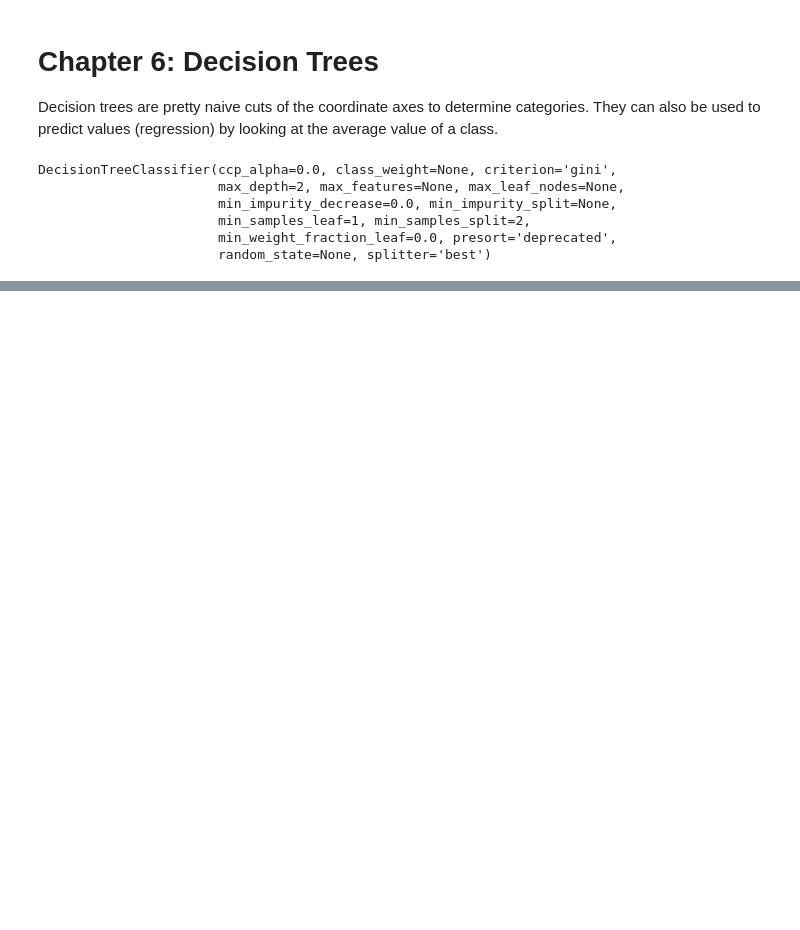
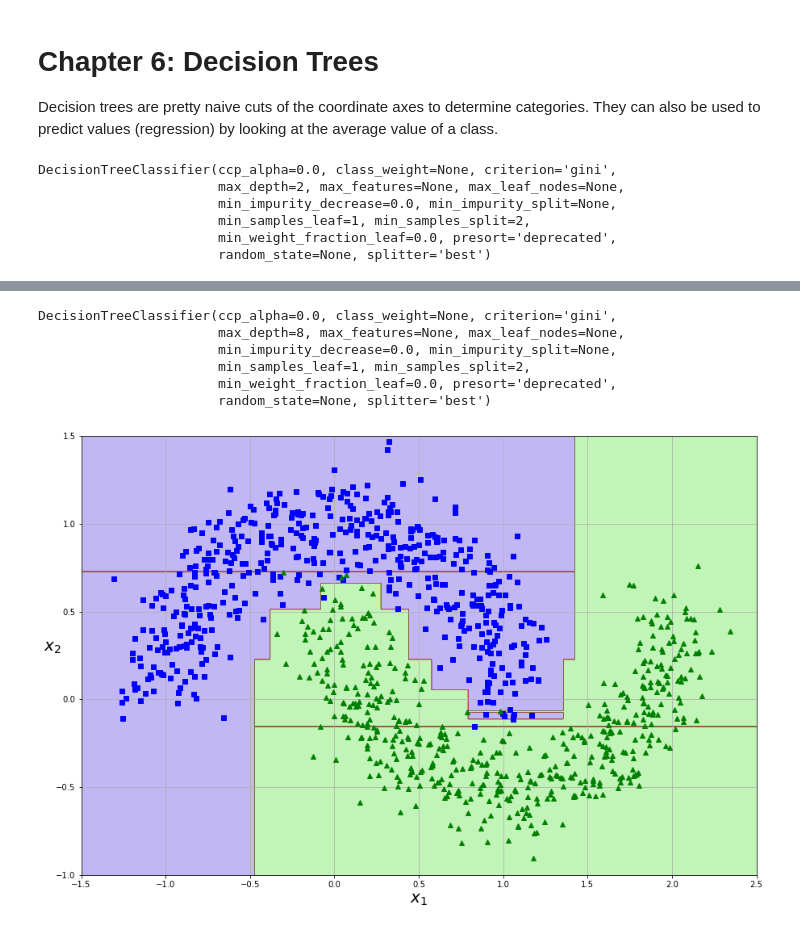
Before and after one commit to youngelf/MachineLearning, a Jupyter notebook: Hands-On2/Chapter 6.ipynb, the cells around one changed output, grey strips where cells are left out. Saved outputs shown, nothing was run; the diff lists cells and outputs as text; code cells hidden in the pictures; blank space fills up the shorter version.

```diff
--- a/Hands-On2/Chapter 6.ipynb
+++ b/Hands-On2/Chapter 6.ipynb
@@ -32,0 +116,18 @@ export_graphviz(tree,
+# %%
+tree_moons_8 = DecisionTreeClassifier(max_depth=8)
+tree_moons_8.fit(X, y)
+# %% [output]
+DecisionTreeClassifier(ccp_alpha=0.0, class_weight=None, criterion='gini',
+                       max_depth=8, max_features=None, max_leaf_nodes=None,
+                       min_impurity_decrease=0.0, min_impurity_split=None,
+                       min_samples_leaf=1, min_samples_split=2,
+                       min_weight_fraction_leaf=0.0, presort='deprecated',
+                       random_state=None, splitter='best')
+# %%
+# Plot the predictions and the classifier
+plt.figure(figsize=(15, 10))
+plot_predictions(tree_moons_8, [-1.5, 2.5, -1, 1.5])
+plot_dataset(X, y, [-1.5, 2.5, -1, 1.5])
+plt.show()
+# %% [output]
+[figure, added]
```
Also changed, not shown: parts of 12 cells of this notebook, 4 other files.
